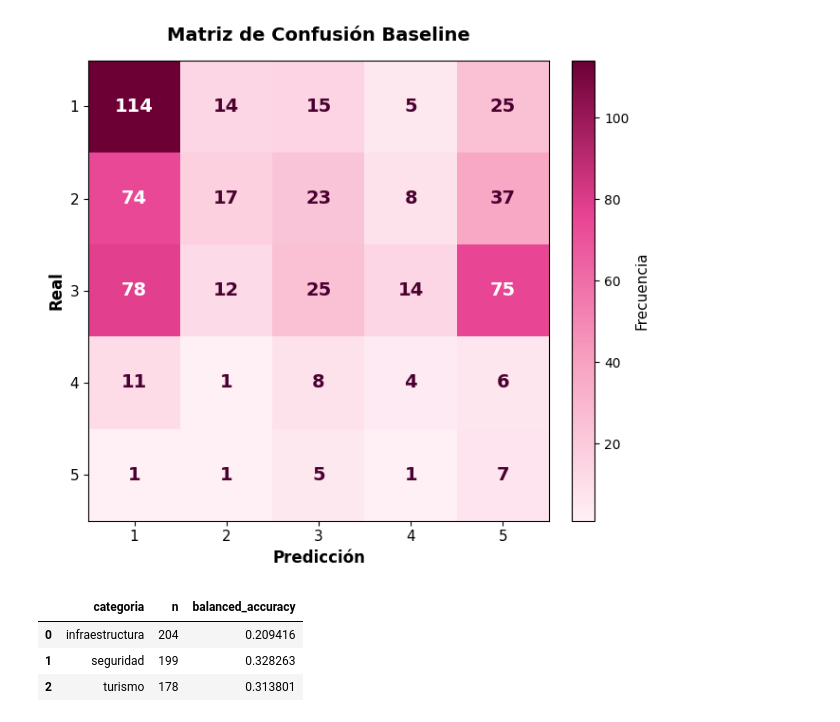
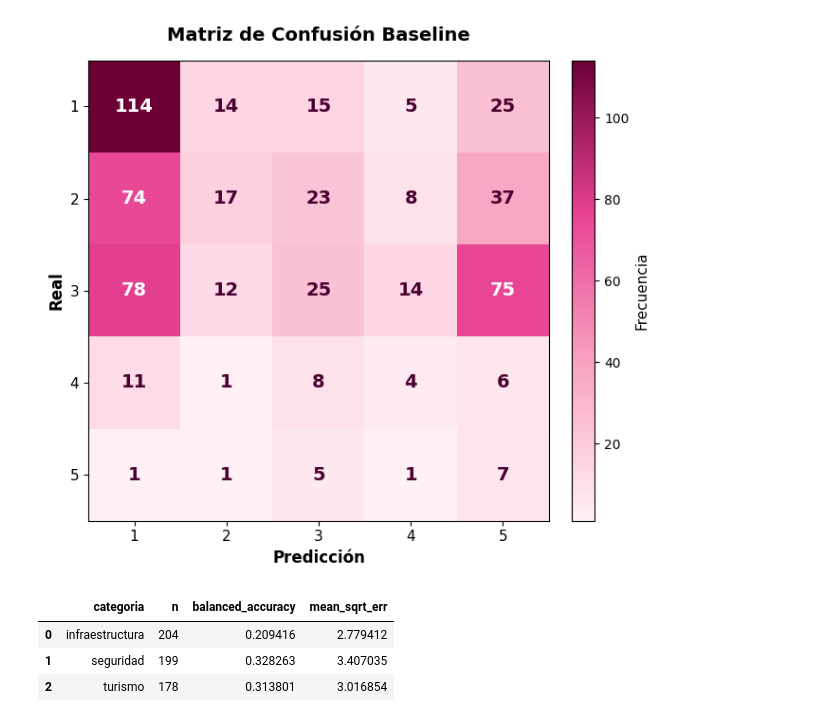
Before and after one commit to NicteSalas/LLM_PROJECT_1, a Jupyter notebook: notebooks_proyecto/Baseline.ipynb, the cells around one changed output. Saved outputs shown, nothing was run; the diff lists cells and outputs as text; code cells hidden in the pictures.

Commit message:
Cambios en BaseLine y PoderPredictivo: Adicion de MSE y cambios menores

```diff
--- a/notebooks_proyecto/Baseline.ipynb
+++ b/notebooks_proyecto/Baseline.ipynb
@@ -118,13 +118,13 @@ analizador = pipeline(
 #    model = 'citizenlab/distilbert-base-multilingual-cased-toxicity' #podria funcionar con un tuneo
 #    model ="BAAI/bge-reranker-v2-m3" #no sirve para el objetivo
 #    model = openai-community/gpt2 #no compro ni por barato
-#    model="distilbert-base-uncased-finetuned-sst-2-english" #el que usa el profe. podria funcionar tuneado
+#    model="distilbert-base-uncased-finetuned-sst-2-english" #podria funcionar tuneado
     model = MODEL_NAME, #podria funcionar con un tuneo, el mas prometedor por ahora
 #    model = "FacebookAI/roberta-large-mnli", #puede prometer
 #    model = 'FacebookAI/xlm-roberta-large', #demasiado crudo
 #    model = 'cardiffnlp/twitter-roberta-base-sentiment-latest', #podria ser, pero hay que enseñarle español
 #    model = 'Bhumika/roberta-base-finetuned-sst2',
-    torch_dtype="auto",           # Detecta automáticamente el tipo óptimo
+    dtype="auto",           # Detecta automáticamente el tipo óptimo
     device = DEVICE             # Coloca el modelo en GPU si está disponible
 )
 print(f"Modelo cargado: {MODEL_NAME}")
@@ -270,32 +232,0 @@ Dimensiones de resultados: (2578, 5)
-# %%
-#Visualización con gradiente rosa. Las filas representan el valor real y las columnas la predicción del modelo.
-muestra = resultados.dropna(subset=["puntuacion_real"]).copy()
-muestra["puntuacion_real"] = muestra["puntuacion_real"].astype(int)
-muestra["puntuacion_estimada"] = muestra["puntuacion_estimada"].astype(int)
-
-orden = [1, 2, 3, 4, 5]
-nombres = [
-    "negativa",
-    "parcialmente negativa",
-    "neutral",
-    "parcialmente positiva",
-    "positiva"
-]
-
-print("Número de observaciones evaluadas:", len(muestra))
-print()
-
-print(classification_report(
-    muestra["puntuacion_real"],
-    muestra["puntuacion_estimada"],
-    labels=orden,
-    target_names=nombres,
-    zero_division=0
-))
-
-balanced_acc = balanced_accuracy_score(
-    muestra["puntuacion_real"],
-    muestra["puntuacion_estimada"]
-)
-
-print(f"Balanced accuracy: {balanced_acc:.4f}")
@@ -365,28 +280,33 @@ plt.show()
 # %%
 #Evaluación por categoría
 if "categoria" in muestra.columns:
     resumen_categoria = []
 
     for categoria, grupo in muestra.groupby("categoria"):
         acc = balanced_accuracy_score(
             grupo["puntuacion_real"],
             grupo["puntuacion_estimada"]
         )
+        mse = mean_squared_error(
+            grupo["puntuacion_real"],
+            grupo["puntuacion_estimada"]
+        )
         resumen_categoria.append({
             "categoria": categoria,
             "n": len(grupo),
-            "balanced_accuracy": acc
+            "balanced_accuracy": acc,
+            "mean_sqrt_err": mse
         })
 
     resumen_categoria = pd.DataFrame(resumen_categoria).sort_values("categoria")
     display(resumen_categoria)
 else:
     print("No existe columna 'categoria'; se omite esta sección.")
 # %% [output]
-|  | categoria | n | balanced_accuracy |
-| 0 | infraestructura | 204 | 0.209416 |
-| 1 | seguridad | 199 | 0.328263 |
-| 2 | turismo | 178 | 0.313801 |
+|  | categoria | n | balanced_accuracy | mean_sqrt_err |
+| 0 | infraestructura | 204 | 0.209416 | 2.779412 |
+| 1 | seguridad | 199 | 0.328263 | 3.407035 |
+| 2 | turismo | 178 | 0.313801 | 3.016854 |
 # %%
 #Guardado de resultados
 SALIDA_PATH = PROJECT_ROOT / "data" / "resultados" / "baseline_resultados_procesamiento.csv"
```
Also changed, not shown: parts of 9 cells of this notebook, 2 other files.
